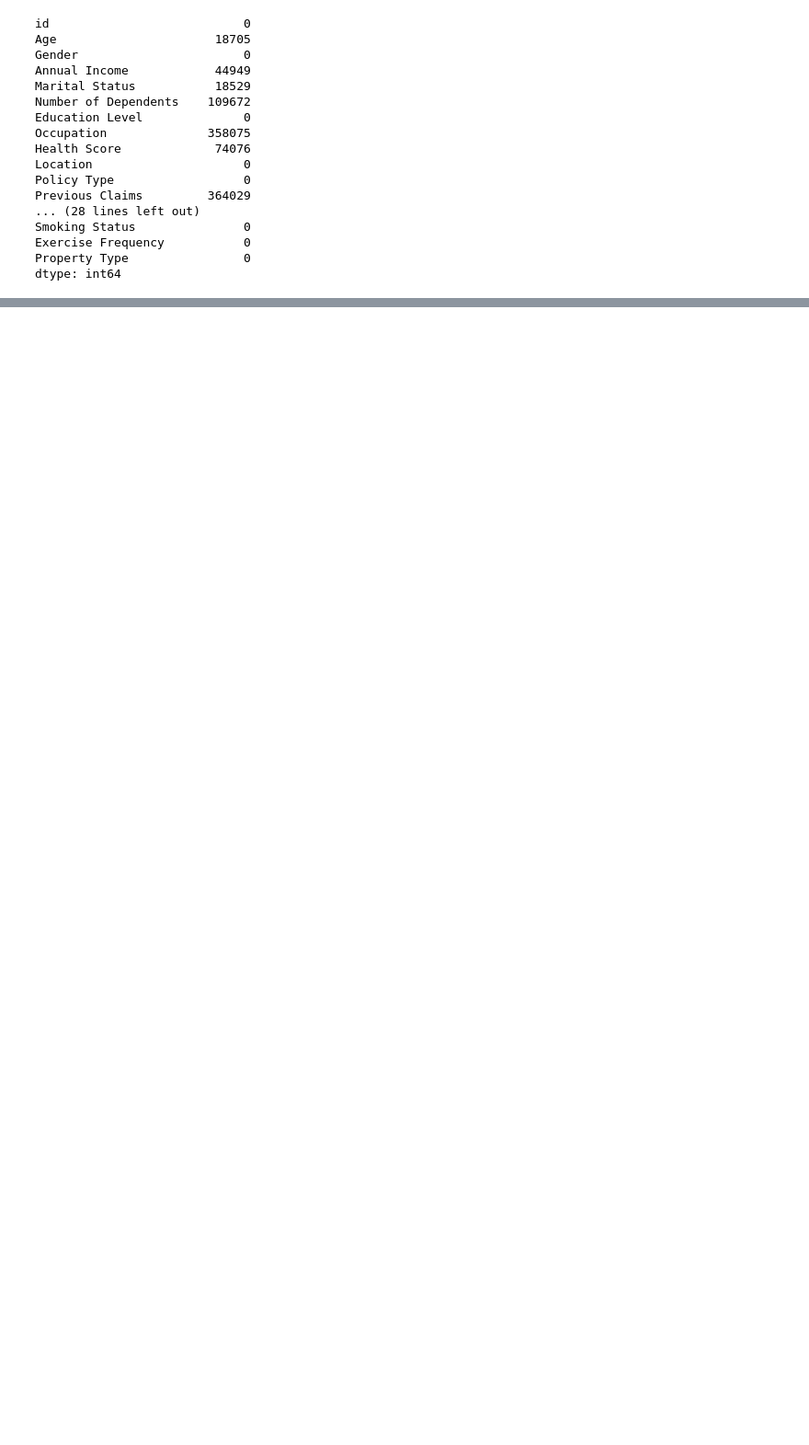
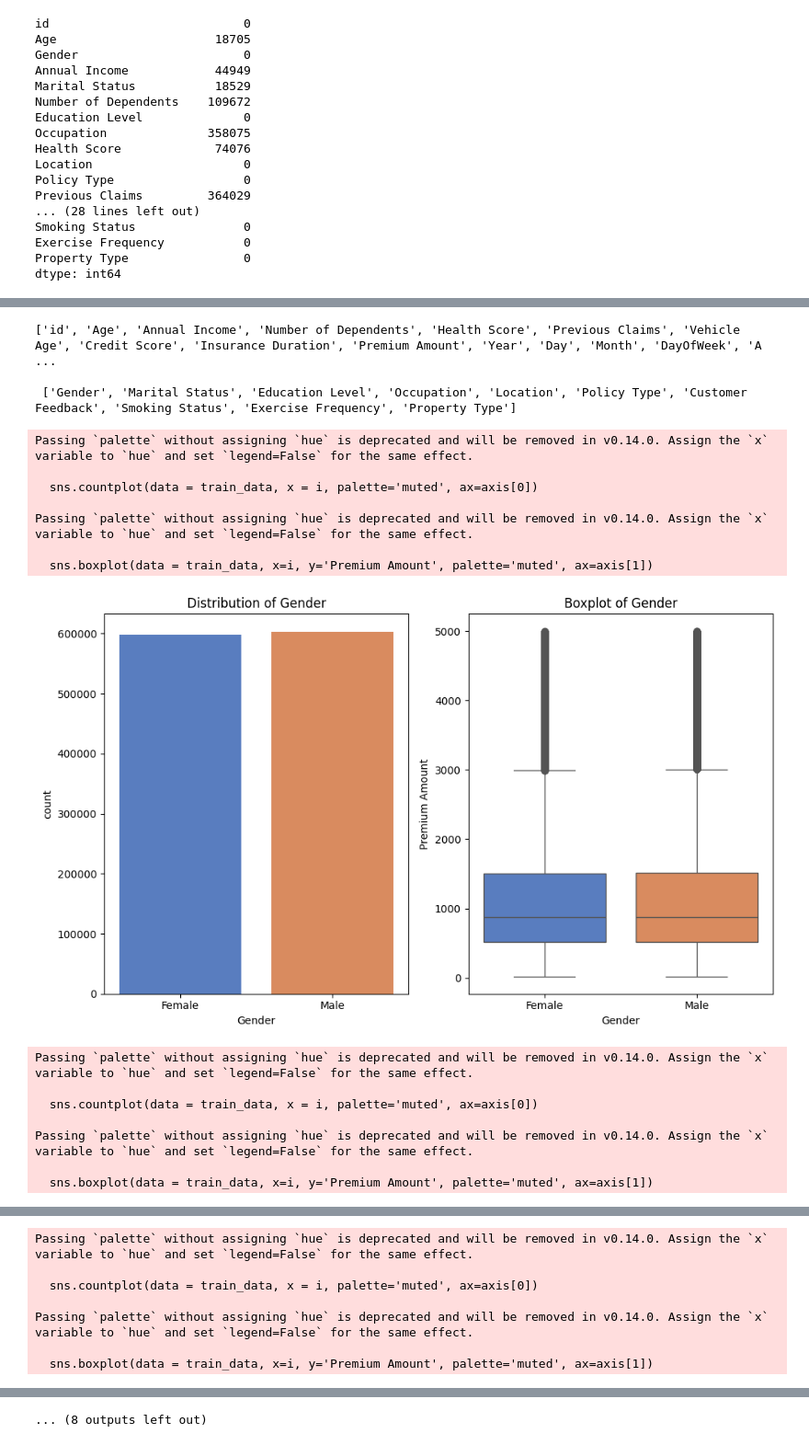
Before and after one commit to GhosTHaise/regression-insurance-dataset, a Jupyter notebook: eda.ipynb, the cells around one changed output, grey strips where cells are left out. Shown at 92% size. Saved outputs shown, nothing was run; the diff lists cells and outputs as text; code cells hidden in the pictures; blank space fills up the shorter version.

Commit message:
feat : distribution

```diff
--- a/eda.ipynb
+++ b/eda.ipynb
@@ -76,0 +90,21 @@ dtype: int64
+# %%
+def feature_gen(df1: pd.DataFrame):
+    df1["Annual_Income_Health_Score_Ratio"] = df1["Annual Income"] / df1["Health Score"]
+    df1["Annual_Income_Health_Score"] = df1["Annual Income"] * df1["Health Score"]
+
+    df1["Annual_Income_Credit_Score_Ratio"] = df1["Annual Income"] / df1["Credit Score"]
+    df1["Annual_Income_Credit_Score"] = df1["Annual Income"] * df1["Credit Score"]
+
+    df1["Vehicle_Age_Insurance_Duration"] = df1["Vehicle Age"] / df1["Insurance Duration"]
+    df1['Annual_Income_Previous_Claims'] = df1['Previous Claims'] * df1['Annual Income']
+
+    df1['Policy Start Month Sin'] = np.sin(df1['Month'] / 12 * 2 * np.pi)
+    df1['Policy Start Month Cos'] = np.cos(df1['Month'] / 12 * 2 * np.pi)
+    df1['Policy Start Day Sin'] = np.sin(df1['Day'] / 31 * 2 * np.pi)
+    df1['Policy Start Day Cos'] = np.cos(df1['Day'] / 31 * 2 * np.pi)
+    df1['Policy Start DayOfWeek Sin'] = np.sin(df1['DayOfWeek'] / 7 * 2 * np.pi)
+    df1['Policy Start DayOfWeek Cos'] = np.cos(df1['DayOfWeek'] / 7 * 2 * np.pi)
+    return df1
+
+train_data = feature_gen(train_data)
+test_data = feature_gen(test_data)
@@ -76,0 +119,39 @@ dtype: int64
+# %%
+num_cols = train_data.select_dtypes(include=['number']).columns.to_list()
+cat_cols = train_data.select_dtypes(include=['object']).columns.to_list()
+
+print(num_cols,'\n\n', cat_cols)
+# %% [output]
+['id', 'Age', 'Annual Income', 'Number of Dependents', 'Health Score', 'Previous Claims', 'Vehicle Age', 'Credit Score', 'Insurance Duration', 'Premium Amount', 'Year', 'Day', 'Month', 'DayOfWeek', 'A ...
+
+ ['Gender', 'Marital Status', 'Education Level', 'Occupation', 'Location', 'Policy Type', 'Customer Feedback', 'Smoking Status', 'Exercise Frequency', 'Property Type']
+# %%
+for i in cat_cols:
+    fig, axis = plt.subplots(1,2 , figsize=(10,6))
+    sns.countplot(data = train_data, x = i, palette='muted', ax=axis[0])
+    axis[0].set_title(f'Distribution of {i}')
+    axis[0].set_xlabel(i)
+    axis[0].set_ylabel('count')
+
+    sns.boxplot(data = train_data, x=i, y='Premium Amount', palette='muted', ax=axis[1])
+    axis[1].set_title(f'Boxplot of {i}')
+    axis[1].set_xlabel(i)
+    axis[1].set_ylabel('Premium Amount')
+    plt.tight_layout()
+    plt.show()
+# %% [output]
+Passing `palette` without assigning `hue` is deprecated and will be removed in v0.14.0. Assign the `x` variable to `hue` and set `legend=False` for the same effect.
+
+  sns.countplot(data = train_data, x = i, palette='muted', ax=axis[0])
+
+Passing `palette` without assigning `hue` is deprecated and will be removed in v0.14.0. Assign the `x` variable to `hue` and set `legend=False` for the same effect.
+
+  sns.boxplot(data = train_data, x=i, y='Premium Amount', palette='muted', ax=axis[1])
+[figure, added]
+Passing `palette` without assigning `hue` is deprecated and will be removed in v0.14.0. Assign the `x` variable to `hue` and set `legend=False` for the same effect.
+
+  sns.countplot(data = train_data, x = i, palette='muted', ax=axis[0])
+
+Passing `palette` without assigning `hue` is deprecated and will be removed in v0.14.0. Assign the `x` variable to `hue` and set `legend=False` for the same effect.
+
+  sns.boxplot(data = train_data, x=i, y='Premium Amount', palette='muted', ax=axis[1])
@@ -76,0 +159,7 @@ dtype: int64
+Passing `palette` without assigning `hue` is deprecated and will be removed in v0.14.0. Assign the `x` variable to `hue` and set `legend=False` for the same effect.
+
+  sns.countplot(data = train_data, x = i, palette='muted', ax=axis[0])
+
+Passing `palette` without assigning `hue` is deprecated and will be removed in v0.14.0. Assign the `x` variable to `hue` and set `legend=False` for the same effect.
+
+  sns.boxplot(data = train_data, x=i, y='Premium Amount', palette='muted', ax=axis[1])
@@ -76,0 +191 @@ dtype: int64
+... (8 outputs left out)
```
Also changed, not shown: parts of 3 cells of this notebook.
